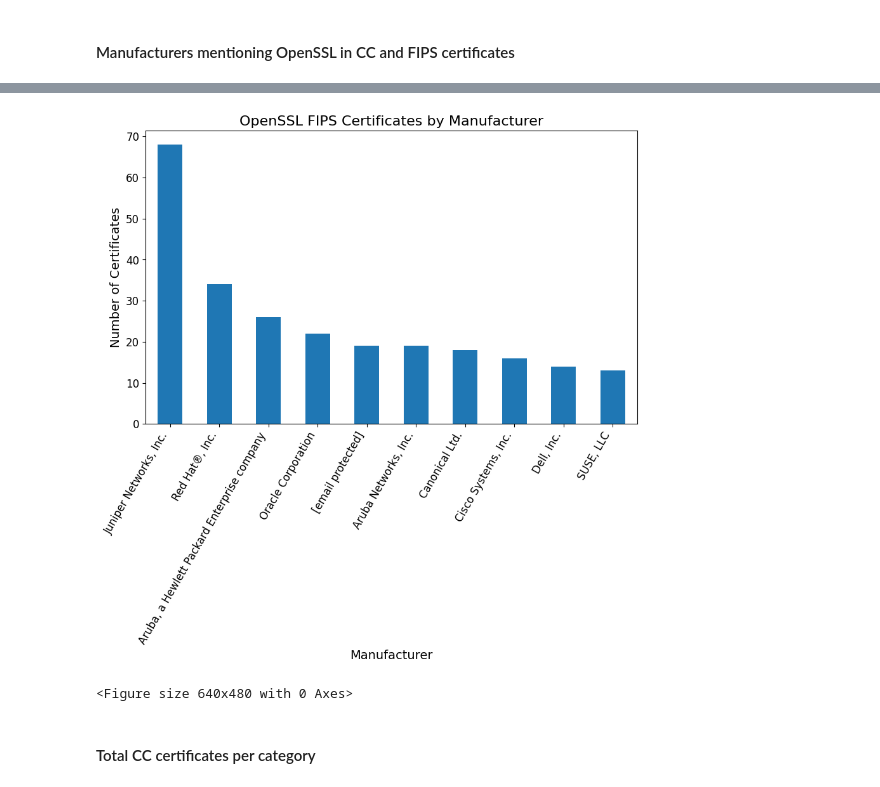
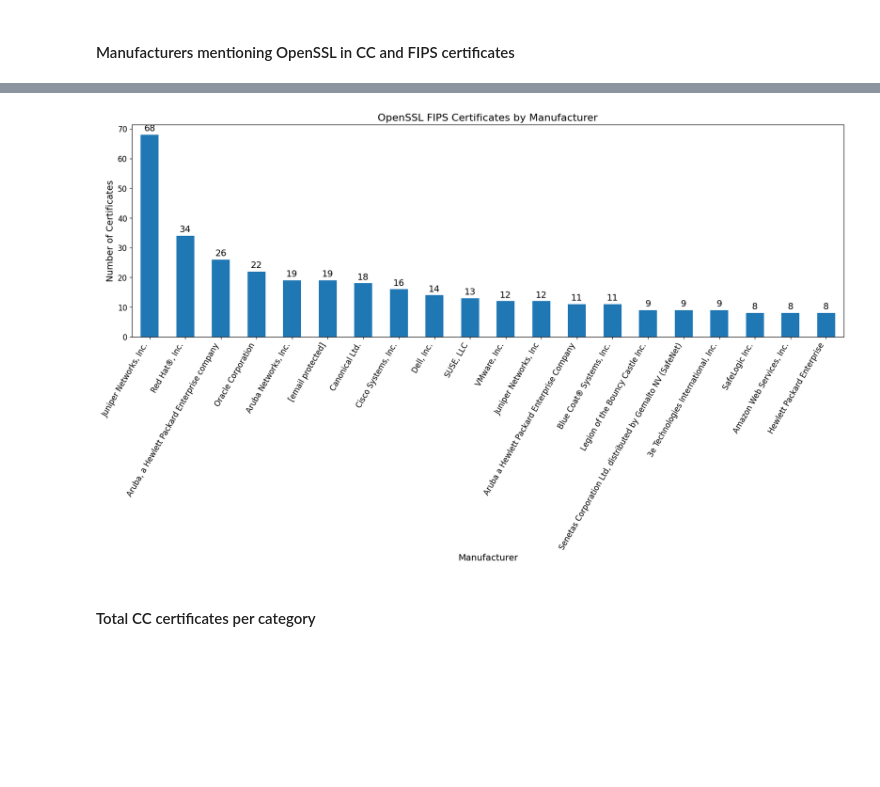
Before and after one commit to mr-akiio/thesis-code, a Jupyter notebook: notebooks/combined_cc_fips.ipynb, the cells around one changed output, grey strips where cells are left out. Saved outputs shown, nothing was run; the diff lists cells and outputs as text; code cells hidden in the pictures; blank space fills up the shorter version.

```diff
--- a/notebooks/combined_cc_fips.ipynb
+++ b/notebooks/combined_cc_fips.ipynb
@@ -148,6 +148,9 @@ df_total_combined = df_total_combined.set_index("Library")
 
 ax = df_total_combined.plot(kind="bar", figsize=(10, 6))
 
+for container in ax.containers:
+    ax.bar_label(container, fmt='%d', padding=3)
+
 plt.title("Number of certificates mentioning each library in CC and FIPS datasets")
 plt.xlabel("Library")
 plt.ylabel("Number of certificates")
@@ -258,11 +281,15 @@ plt.savefig("img/cc_certificates_per_eal_over_years.png")
 #### Manufacturers mentioning OpenSSL in CC and FIPS certificates
 # %%
 df_manufacturer_counts = openssl_df_cc['Manufacturer'].value_counts()
-df_manufacturer_counts.head(10).plot(kind='bar', figsize=(10, 6))
+ax = df_manufacturer_counts.head(20).plot(kind='bar', figsize=(20, 6))
+
+for container in ax.containers:
+    ax.bar_label(container, fmt='%d', padding=3)
+
 plt.title('OpenSSL CC Certificates by Manufacturer')
 plt.xlabel('Manufacturer')
 plt.ylabel('Number of Certificates')
 plt.xticks(rotation=60, ha='right')
+plt.savefig("img/openssl_cc_certificates_by_manufacturer.png")
 plt.show()
-plt.savefig("img/openssl_cc_certificates_by_manufacturer.png")
 # %% [output]
@@ -271,15 +297,18 @@ plt.savefig("img/openssl_cc_certificates_by_manufacturer.png")
 # %%
 df_manufacturer_counts = openssl_df_fips['Manufacturer'].value_counts()
-df_manufacturer_counts.head(10).plot(kind='bar', figsize=(10, 6))
+ax = df_manufacturer_counts.head(20).plot(kind='bar', figsize=(20, 6))
+
+for container in ax.containers:
+    ax.bar_label(container, fmt='%d', padding=3)
+
 plt.title('OpenSSL FIPS Certificates by Manufacturer')
 plt.xlabel('Manufacturer')
 plt.ylabel('Number of Certificates')
 plt.xticks(rotation=60, ha='right')
+plt.savefig("img/openssl_fips_certificates_by_manufacturer.png")
 plt.show()
-plt.savefig("img/openssl_fips_certificates_by_manufacturer.png")
 # %% [output]
-[figure, old version]
+[figure, new version]
-<Figure size 640x480 with 0 Axes>
 # %% [markdown]
 #### Total CC certificates per category
 # %%
```
Also changed, not shown: parts of 9 cells of this notebook, 8 other files.
